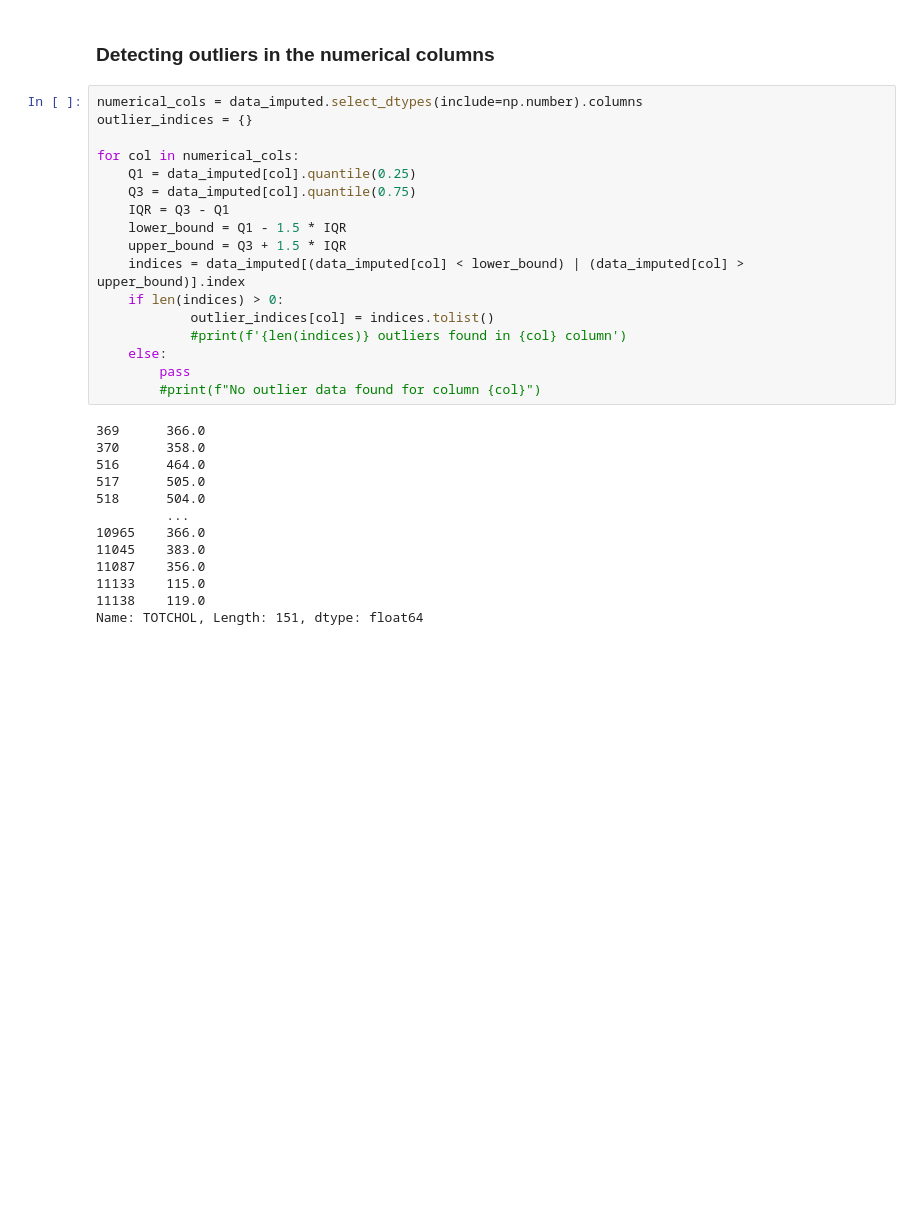
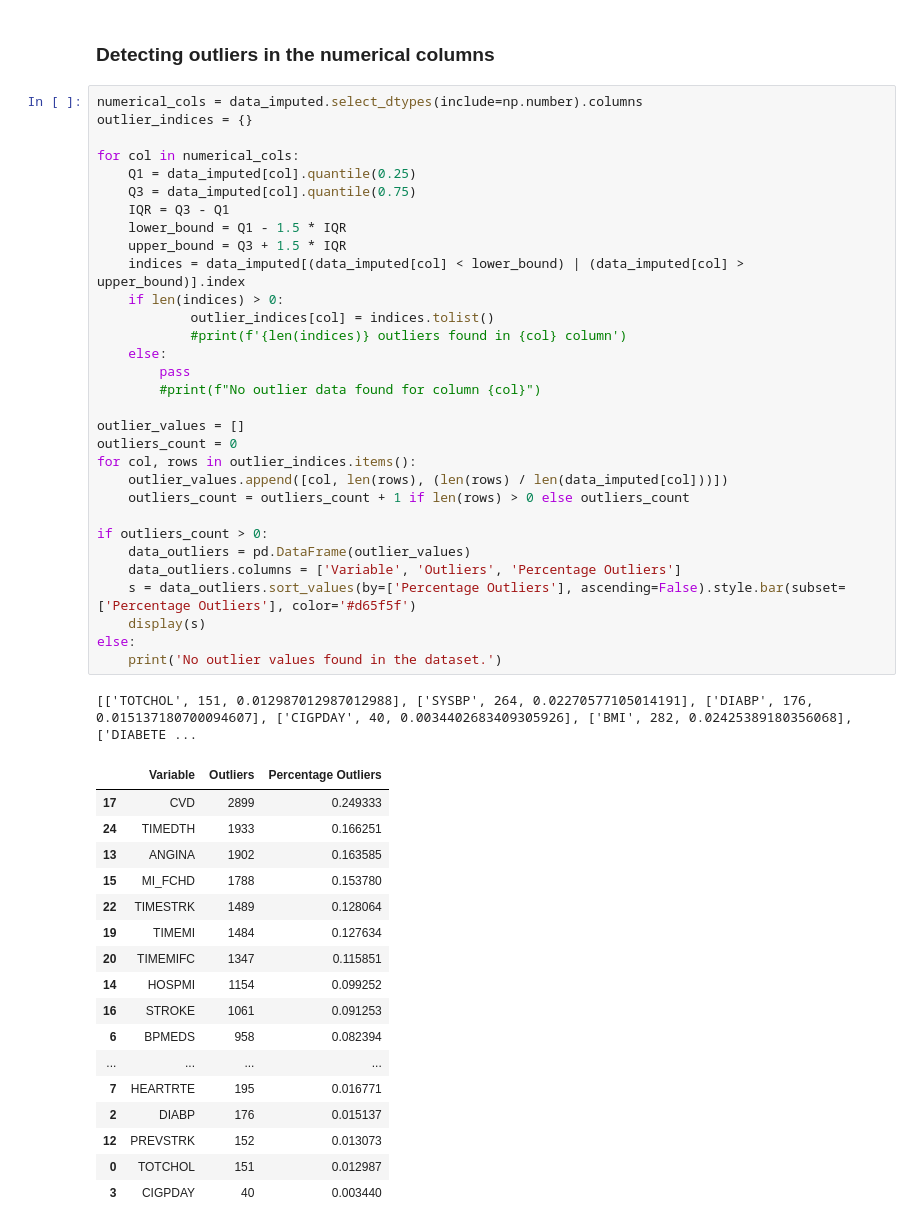
Before and after one commit to Peiprjs/MAI3002-Framingham_Heart_Study, a Jupyter notebook: Code.ipynb, the cells around one changed output. Cells and saved outputs as stored; diff of their text form; blank space fills up the shorter version.

Commit message:
Added table that shows Outliers statistics.

```diff
--- a/Code.ipynb
+++ b/Code.ipynb
@@ -252,30 +252,50 @@ else:
 # %%
 numerical_cols = data_imputed.select_dtypes(include=np.number).columns
 outlier_indices = {}
 
 for col in numerical_cols:
     Q1 = data_imputed[col].quantile(0.25)
     Q3 = data_imputed[col].quantile(0.75)
     IQR = Q3 - Q1
     lower_bound = Q1 - 1.5 * IQR
     upper_bound = Q3 + 1.5 * IQR
     indices = data_imputed[(data_imputed[col] < lower_bound) | (data_imputed[col] > upper_bound)].index
     if len(indices) > 0:
             outlier_indices[col] = indices.tolist()
             #print(f'{len(indices)} outliers found in {col} column')
     else:
         pass
         #print(f"No outlier data found for column {col}")
+
+outlier_values = []
+outliers_count = 0
+for col, rows in outlier_indices.items():
+    outlier_values.append([col, len(rows), (len(rows) / len(data_imputed[col]))])
+    outliers_count = outliers_count + 1 if len(rows) > 0 else outliers_count
+
+if outliers_count > 0:
+    data_outliers = pd.DataFrame(outlier_values)
+    data_outliers.columns = ['Variable', 'Outliers', 'Percentage Outliers']
+    s = data_outliers.sort_values(by=['Percentage Outliers'], ascending=False).style.bar(subset=['Percentage Outliers'], color='#d65f5f')
+    display(s)
+else:
+    print('No outlier values found in the dataset.')
 # %% [output]
-369      366.0
-370      358.0
-516      464.0
-517      505.0
-518      504.0
-         ...
-10965    366.0
-11045    383.0
-11087    356.0
-11133    115.0
-11138    119.0
-Name: TOTCHOL, Length: 151, dtype: float64
+[['TOTCHOL', 151, 0.012987012987012988], ['SYSBP', 264, 0.02270577105014191], ['DIABP', 176, 0.015137180700094607], ['CIGPDAY', 40, 0.0034402683409305926], ['BMI', 282, 0.02425389180356068], ['DIABETE ...
+|  | Variable | Outliers | Percentage Outliers |
+| 17 | CVD | 2899 | 0.249333 |
+| 24 | TIMEDTH | 1933 | 0.166251 |
+| 13 | ANGINA | 1902 | 0.163585 |
+| 15 | MI_FCHD | 1788 | 0.153780 |
+| 22 | TIMESTRK | 1489 | 0.128064 |
+| 19 | TIMEMI | 1484 | 0.127634 |
+| 20 | TIMEMIFC | 1347 | 0.115851 |
+| 14 | HOSPMI | 1154 | 0.099252 |
+| 16 | STROKE | 1061 | 0.091253 |
+| 6 | BPMEDS | 958 | 0.082394 |
+| ... | ... | ... | ... |
+| 7 | HEARTRTE | 195 | 0.016771 |
+| 2 | DIABP | 176 | 0.015137 |
+| 12 | PREVSTRK | 152 | 0.013073 |
+| 0 | TOTCHOL | 151 | 0.012987 |
+| 3 | CIGPDAY | 40 | 0.003440 |
```
